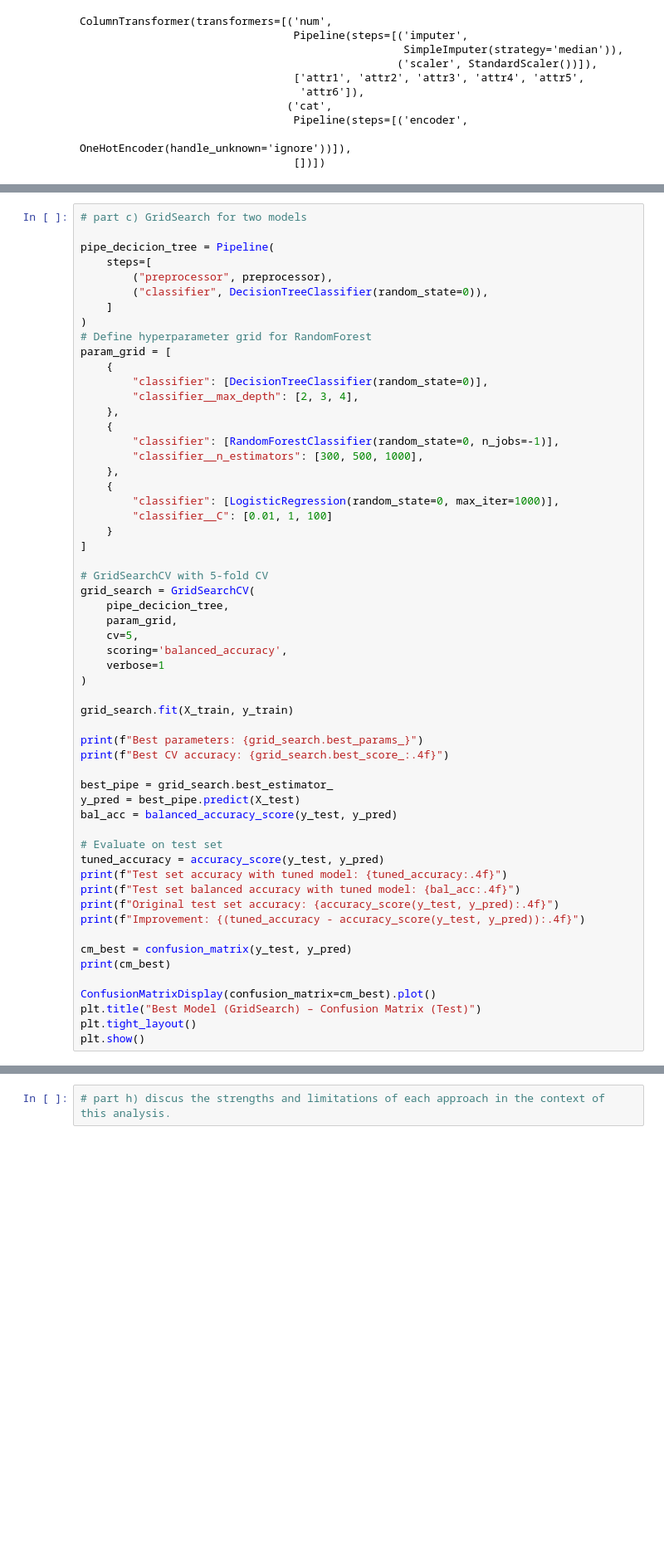
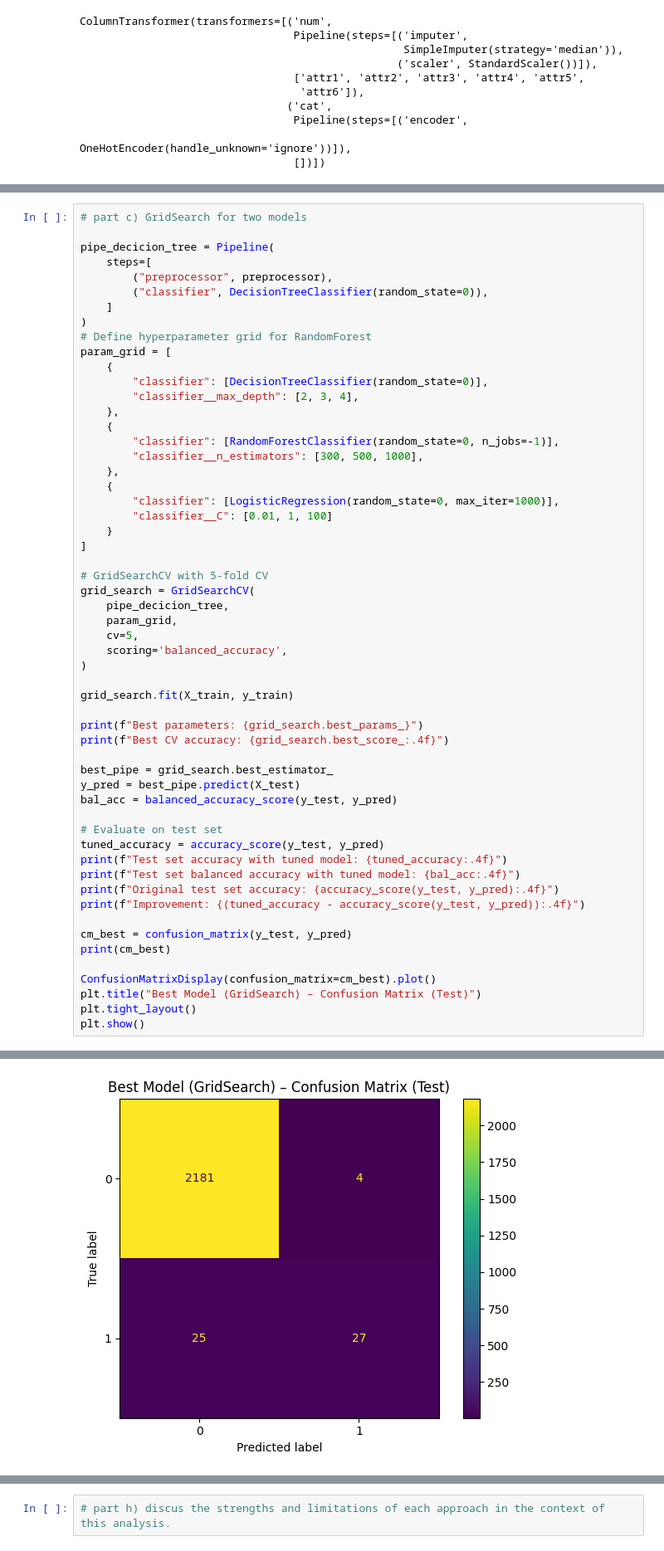
Before and after one commit to bpickett14/MATH3310_FA_2025_P02_G02_Pickett-Cardona, a Jupyter notebook: notebooks/project2.ipynb, the cells around one changed output, grey strips where cells are left out. Shown at 83% size. Saved outputs shown, nothing was run; the diff lists cells and outputs as text; blank space fills up the shorter version.

```diff
--- a/notebooks/project2.ipynb
+++ b/notebooks/project2.ipynb
@@ -230,7 +231,6 @@ grid_search = GridSearchCV(
     param_grid,
     cv=5,
     scoring='balanced_accuracy',
-    verbose=1
 )
 
 grid_search.fit(X_train, y_train)
@@ -260,0 +268 @@ NameError: name 'LogisticRegression' is not defined
+[figure, added]
```
Also changed, not shown: parts of 16 cells of this notebook.
